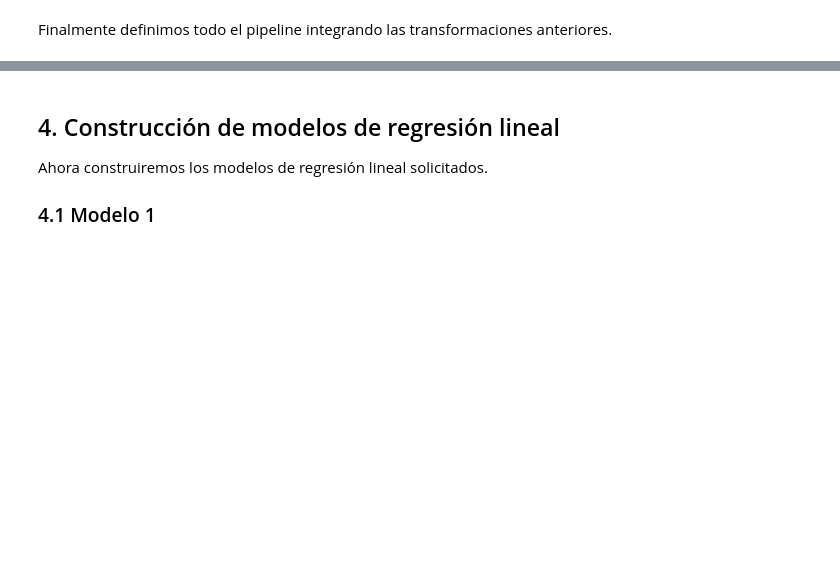
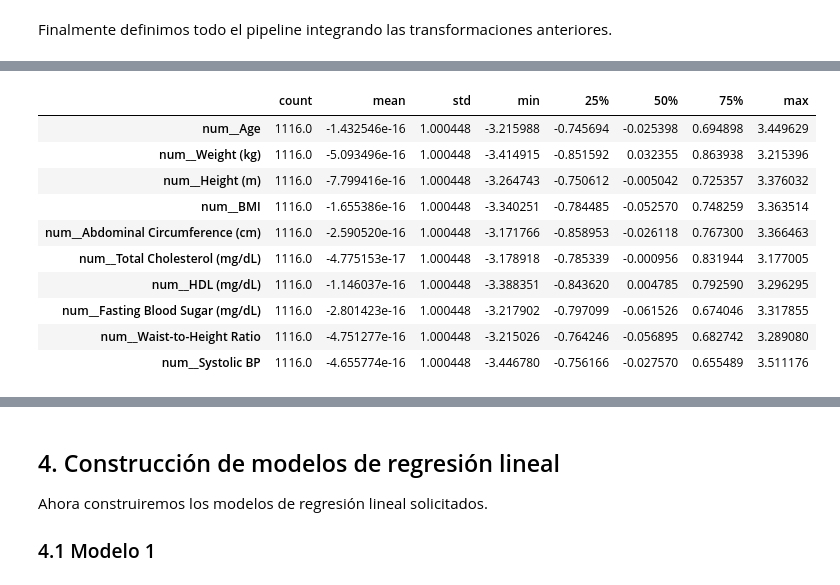
Before and after one commit to lfelipesales/Laboratorios-AprendizajeDeMaquina, a Jupyter notebook: LAB1/Laboratorio1.ipynb, the cells around one changed output, grey strips where cells are left out. Drawn from its saved outputs; the diff is of its cells as text; code cells hidden in the pictures; blank space fills up the shorter version.

Commit message:
Corregido

```diff
--- a/LAB1/Laboratorio1.ipynb
+++ b/LAB1/Laboratorio1.ipynb
@@ -255,3 +246,11 @@ dup_dropper = FunctionTransformer(
+# %%
+# Eliminamos columnas que no consideramos necesarias
+cols_to_drop = ["Patient ID", "Date of Service", "Height (cm)"]
+def drop_columns(df):
+    return df.drop(columns=cols_to_drop, errors="ignore")
+
+# validate=False para mantener DataFrame (nombres de columnas)
+dropper = FunctionTransformer(drop_columns, validate=False)
 # %% [markdown]
 Imputamos total cholesterol con estimated LDL, ya que tienen una correlación notoria.
 # %%
@@ -276,7 +275,7 @@ chol_imputer = FunctionTransformer(imputar_total_cholesterol_con_ldl, validate=F
 Imputamos waist-to-height ratio con abdominal circumference, ya que también tienen una correlación fuerte, para esto calculamos el valor de k a partir de los datos no nulos y luego lo aplicamos a los datos nulos para imputarlos.
 # %%
 def imputar_waist_to_height_ratio_con_circ(df):
-    ratio = "Waist-to-height Ratio"
+    ratio = "Waist-to-Height Ratio"
     circ = "Abdominal Circumference (cm)"
 
     mask_k = df[ratio].notna() & df[circ].notna() & (df[circ] != 0)
@@ -295,13 +294,15 @@ numeric_features = [
     "Abdominal Circumference (cm)", "Total Cholesterol (mg/dL)",
     "HDL (mg/dL)", "Fasting Blood Sugar (mg/dL)",
     "Waist-to-Height Ratio", "Systolic BP", "Diastolic BP",
-    "Estimated LDL (mg/dL)", "CVD Risk Score"
+    "Estimated LDL (mg/dL)",
+    # Nota: la variable objetivo NO debe ir en X (se elimina antes del split)
+    # "CVD Risk Score",
                     ]
 
 categorical_features = [
     "Sex", "Blood Pressure (mmHg)", "Smoking Status", "Diabetes Status",
     "Physical Activity Level", "Family History of CVD", "Blood Pressure Category",
-    "CVD Risk Level"
+    "CVD Risk Level",
 ]
 # %% [markdown]
 Ahora vamos hacer las transformaciones necesarias para el modelo de regresion lineal, en este caso vamos hacer el tratamiento de valores faltantes imputando los datos por la media.
@@ -338,3 +339,73 @@ pipeline_regresion = Pipeline(steps=[
     ("imputar waist-to-height ratio", waist_height_imputer),
     ("preprocessor", preprocessor),
 ])
+# %%
+# (Tu mismo código, pero corregido)
+
+target = "CVD Risk Score"
+X = df.drop(columns=[target])
+y = df[target]
+
+X_train, X_test, y_train, y_test = train_test_split(X, y, test_size=0.25, random_state=1)
+
+pipeline_regresion = Pipeline(steps=[
+    ("dropper", dropper),
+    ("imputar colesterol", chol_imputer),
+    ("imputar waist-to-height ratio", waist_height_imputer),
+    ("preprocessor", preprocessor),
+])
+
+print("Pipeline steps:", [name for name, _ in pipeline_regresion.steps])
+
+# Smoke test del pipeline (solo preprocesamiento)
+import numpy as np
+import pandas as pd
+
+print("X_train shape:", X_train.shape)
+
+# OJO: hay que hacer fit en train antes de transformar test
+Xt_train = pipeline_regresion.fit_transform(X_train)   # (y_train NO es necesario aquí)
+print("Xt_train shape:", Xt_train.shape)
+print("Tipo Xt_train:", type(Xt_train))
+
+# Pasar a DataFrame con nombres de features (si el preprocessor los soporta)
+feature_names = pipeline_regresion.named_steps["preprocessor"].get_feature_names_out()
+Xt_train_df = pd.DataFrame(
+    Xt_train.toarray() if hasattr(Xt_train, "toarray") else Xt_train,
+    columns=feature_names,
+    index=X_train.index
+)
+
+print("Xt_train_df shape:", Xt_train_df.shape)
+print("¿Mismas filas que X_train?:", Xt_train_df.shape[0] == X_train.shape[0])
+
+# Chequeos de calidad: NaN/inf (sin np.isnan sobre objetos)
+print("¿Hay NaN en X_train?:", X_train.isna().any().any())
+print("¿Hay NaN en Xt_train_df?:", Xt_train_df.isna().any().any())
+
+num_train = Xt_train_df.select_dtypes(include=[np.number])
+print("¿Hay inf en Xt_train_df (numéricas)?:", np.isinf(num_train.to_numpy()).any())
+
+# Vista rápida
+display(Xt_train_df.head())
+display(Xt_train_df.describe(include="all").T.head(10))
+
+# Verifica que el pipeline también transforma X_test con las mismas columnas
+Xt_test = pipeline_regresion.transform(X_test)
+print("Xt_test shape:", Xt_test.shape)
+Xt_test_df = pd.DataFrame(
+    Xt_test.toarray() if hasattr(Xt_test, "toarray") else Xt_test,
+    columns=feature_names,
+    index=X_test.index
+)
+
+print("X_test shape:", X_test.shape)
+print("Xt_test_df shape:", Xt_test_df.shape)
+print("¿Columnas iguales train vs test?:", list(Xt_test_df.columns) == list(Xt_train_df.columns))
+print("¿Hay NaN en Xt_test_df?:", Xt_test_df.isna().any().any())
+
+num_test = Xt_test_df.select_dtypes(include=[np.number])
+print("¿Hay inf en Xt_test_df (numéricas)?:", np.isinf(num_test.to_numpy()).any())
+
+display(Xt_test_df.head())
+# %% [output]
@@ -340,0 +430,11 @@ pipeline_regresion = Pipeline(steps=[
+|  | count | mean | std | min | 25% | 50% | 75% | max |
+| num__Age | 1116.0 | -1.432546e-16 | 1.000448 | -3.215988 | -0.745694 | -0.025398 | 0.694898 | 3.449629 |
+| num__Weight (kg) | 1116.0 | -5.093496e-16 | 1.000448 | -3.414915 | -0.851592 | 0.032355 | 0.863938 | 3.215396 |
+| num__Height (m) | 1116.0 | -7.799416e-16 | 1.000448 | -3.264743 | -0.750612 | -0.005042 | 0.725357 | 3.376032 |
+| num__BMI | 1116.0 | -1.655386e-16 | 1.000448 | -3.340251 | -0.784485 | -0.052570 | 0.748259 | 3.363514 |
+| num__Abdominal Circumference (cm) | 1116.0 | -2.590520e-16 | 1.000448 | -3.171766 | -0.858953 | -0.026118 | 0.767300 | 3.366463 |
+| num__Total Cholesterol (mg/dL) | 1116.0 | -4.775153e-17 | 1.000448 | -3.178918 | -0.785339 | -0.000956 | 0.831944 | 3.177005 |
+| num__HDL (mg/dL) | 1116.0 | -1.146037e-16 | 1.000448 | -3.388351 | -0.843620 | 0.004785 | 0.792590 | 3.296295 |
+| num__Fasting Blood Sugar (mg/dL) | 1116.0 | -2.801423e-16 | 1.000448 | -3.217902 | -0.797099 | -0.061526 | 0.674046 | 3.317855 |
+| num__Waist-to-Height Ratio | 1116.0 | -4.751277e-16 | 1.000448 | -3.215026 | -0.764246 | -0.056895 | 0.682742 | 3.289080 |
+| num__Systolic BP | 1116.0 | -4.655774e-16 | 1.000448 | -3.446780 | -0.756166 | -0.027570 | 0.655489 | 3.511176 |
```
Also changed, not shown: parts of 8 cells of this notebook.
